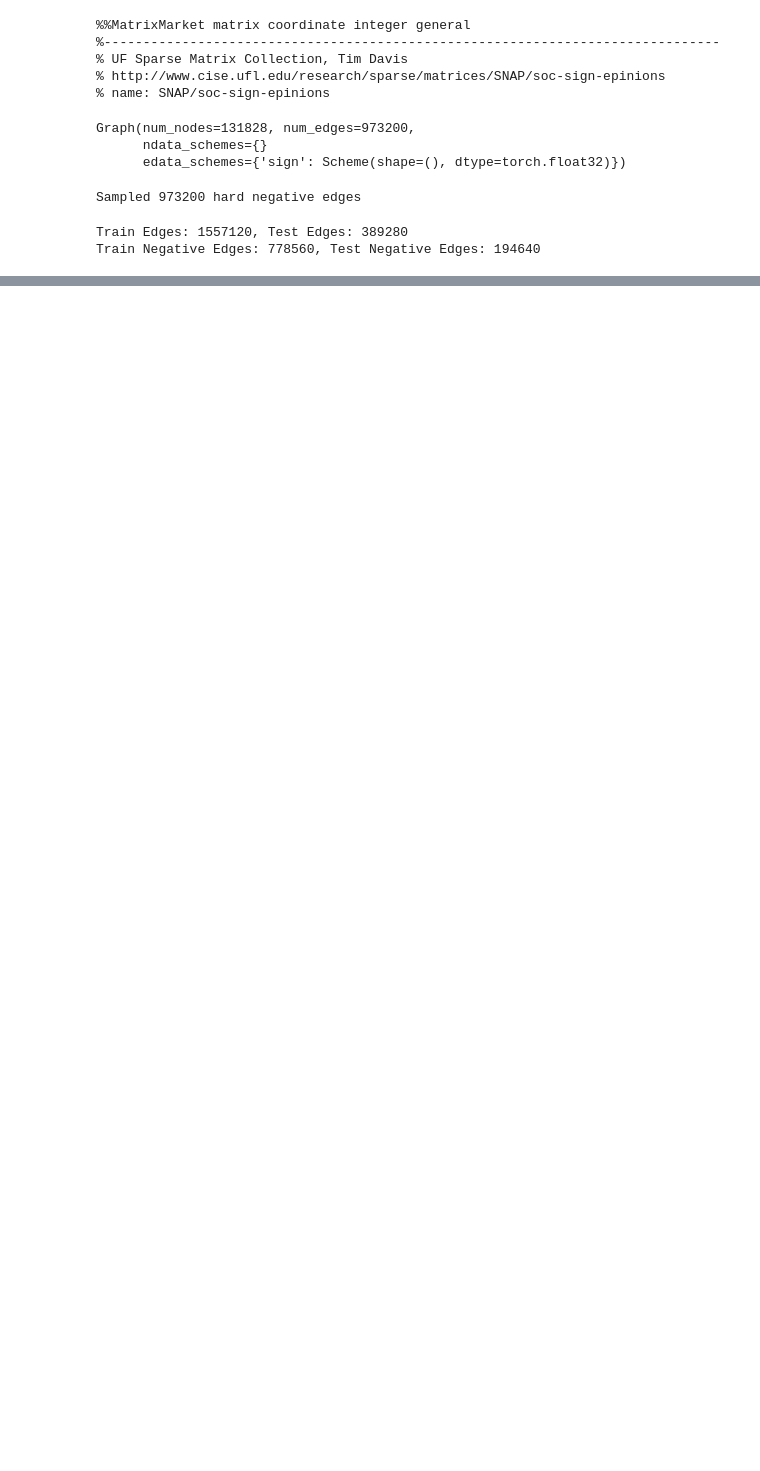
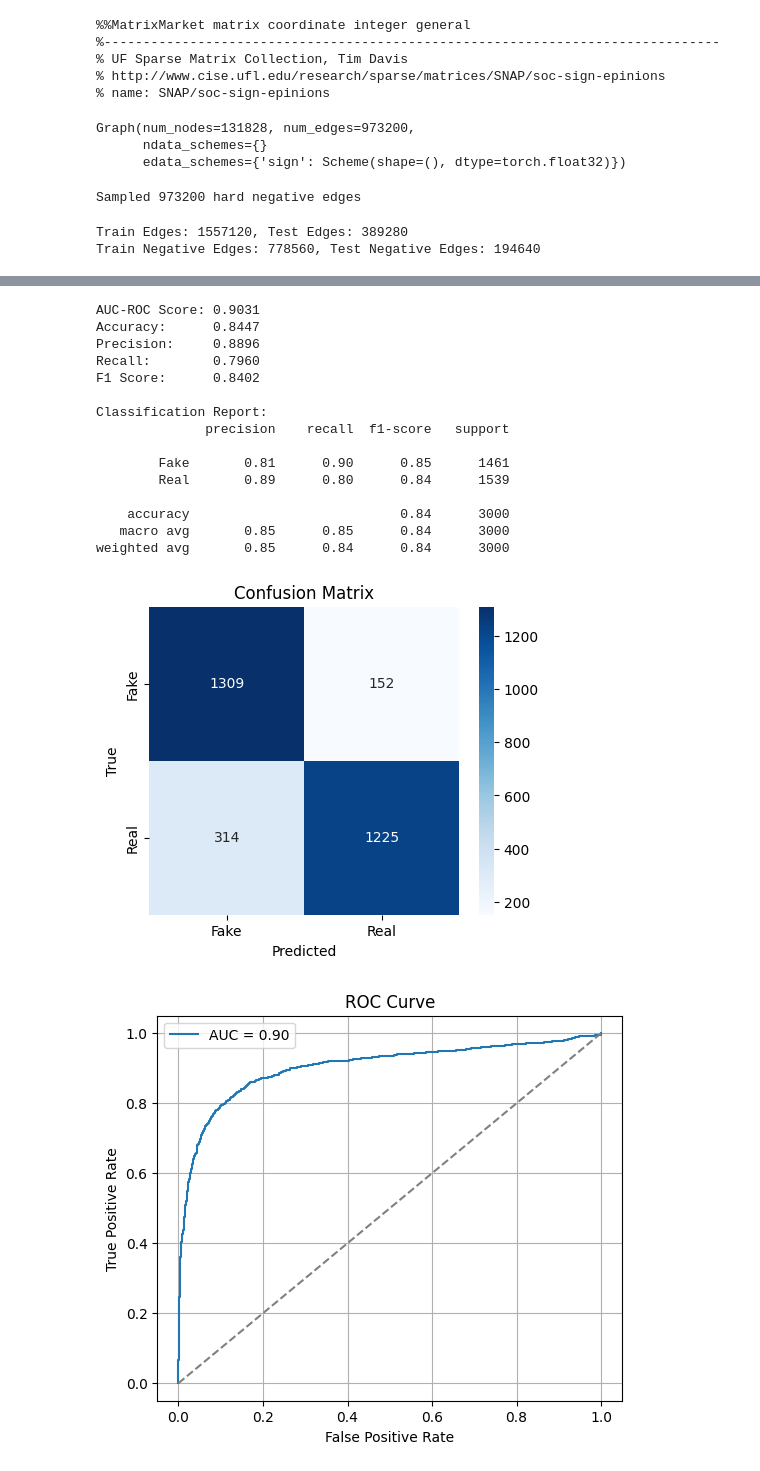
Before and after one commit to MarZim45/thesis_social_networks, a Jupyter notebook: Signed Social Network dataset/archive/signed.ipynb, the cells around one changed output, grey strips where cells are left out. Saved outputs shown, nothing was run; the diff lists cells and outputs as text; code cells hidden in the pictures; blank space fills up the shorter version.

```diff
--- a/Signed Social Network dataset/archive/signed.ipynb
+++ b/Signed Social Network dataset/archive/signed.ipynb
@@ -416,0 +891,66 @@ AUC-ROC Score for Link Prediction: 0.9060
+# %%
+from sklearn.metrics import (
+    roc_auc_score, accuracy_score, precision_score, recall_score, f1_score,
+    classification_report, confusion_matrix, roc_curve
+)
+import matplotlib.pyplot as plt
+import seaborn as sns
+import numpy as np
+
+# Evaluate FairWalk model
+auc_score = roc_auc_score(y_test, y_proba)
+pred_labels = (y_proba > 0.5).astype(int)
+
+# Classification metrics
+accuracy = accuracy_score(y_test, pred_labels)
+precision = precision_score(y_test, pred_labels)
+recall = recall_score(y_test, pred_labels)
+f1 = f1_score(y_test, pred_labels)
+
+# Print scores
+print(f"AUC-ROC Score: {auc_score:.4f}")
+print(f"Accuracy:      {accuracy:.4f}")
+print(f"Precision:     {precision:.4f}")
+print(f"Recall:        {recall:.4f}")
+print(f"F1 Score:      {f1:.4f}")
+print("\nClassification Report:")
+print(classification_report(y_test, pred_labels, target_names=["Fake", "Real"]))
+
+# Plot Confusion Matrix
+cm = confusion_matrix(y_test, pred_labels)
+plt.figure(figsize=(5, 4))
+sns.heatmap(cm, annot=True, fmt="d", cmap="Blues", xticklabels=["Fake", "Real"], yticklabels=["Fake", "Real"])
+plt.xlabel("Predicted")
+plt.ylabel("True")
+plt.title("Confusion Matrix")
+plt.show()
+
+# Plot ROC Curve
+fpr, tpr, _ = roc_curve(y_test, y_proba)
+plt.figure(figsize=(6, 5))
+plt.plot(fpr, tpr, label=f"AUC = {auc_score:.2f}")
+plt.plot([0, 1], [0, 1], linestyle="--", color="gray")
+plt.xlabel("False Positive Rate")
+plt.ylabel("True Positive Rate")
+plt.title("ROC Curve")
+plt.legend()
+plt.grid()
+plt.show()
+# %% [output]
+AUC-ROC Score: 0.9031
+Accuracy:      0.8447
+Precision:     0.8896
+Recall:        0.7960
+F1 Score:      0.8402
+
+Classification Report:
+              precision    recall  f1-score   support
+
+        Fake       0.81      0.90      0.85      1461
+        Real       0.89      0.80      0.84      1539
+
+    accuracy                           0.84      3000
+   macro avg       0.85      0.85      0.84      3000
+weighted avg       0.85      0.84      0.84      3000
+[figure, added]
+[figure, added]
```
Also changed, not shown: parts of 30 cells of this notebook, 9 other files.
